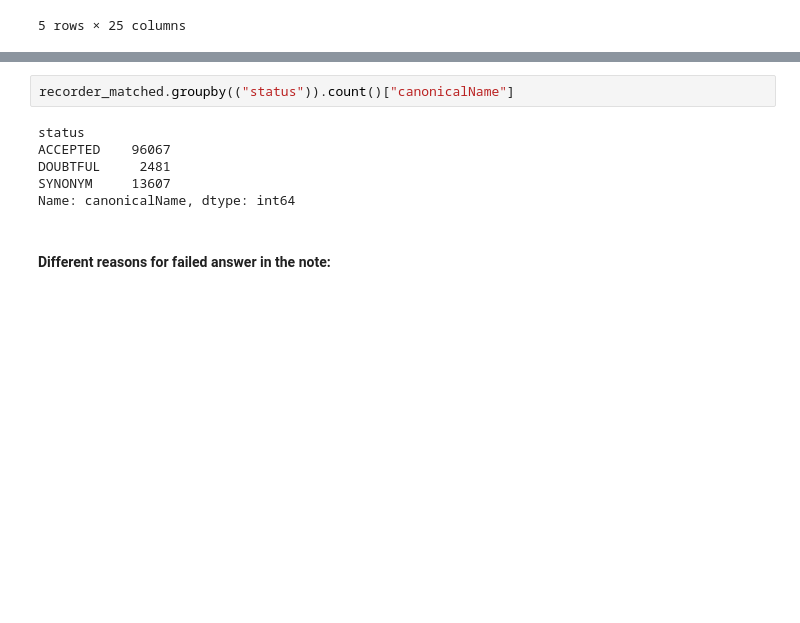
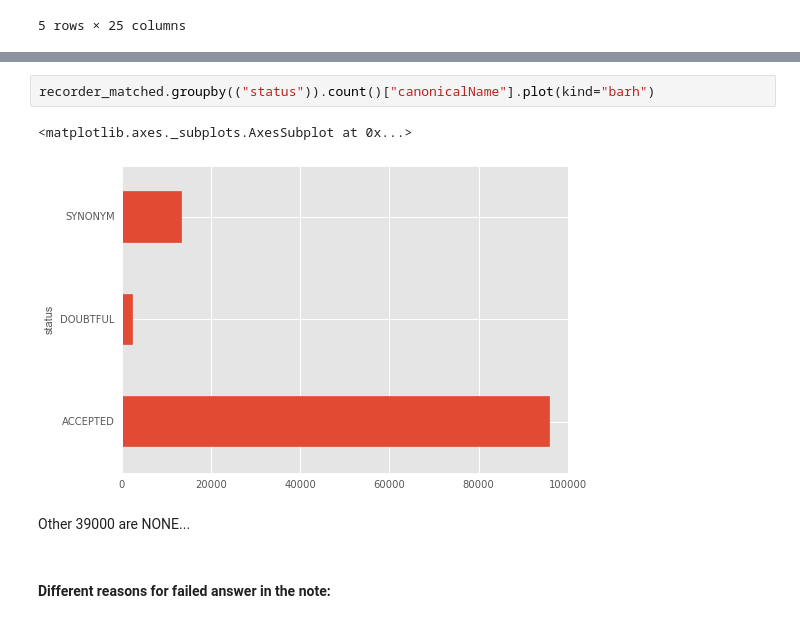
Before and after one commit to inbo/data-publication, a Jupyter notebook: datasets/name_server/src/recorder_name_matching_asyncronious.ipynb, the cells around one changed output, grey strips where cells are left out. Saved outputs shown, nothing was run; the diff lists cells and outputs as text; blank space fills up the shorter version.

```diff
--- a/datasets/recorder-names/recorder_name_matching_asyncronious.ipynb
+++ b/datasets/name_server/src/recorder_name_matching_asyncronious.ipynb
@@ -424,11 +451,10 @@ Name: canonicalName, dtype: int64
 # %%
-recorder_matched.groupby(("status")).count()["canonicalName"]
+recorder_matched.groupby(("status")).count()["canonicalName"].plot(kind="barh")
 # %% [output]
-status
-ACCEPTED    96067
-DOUBTFUL     2481
-SYNONYM     13607
-Name: canonicalName, dtype: int64
+<matplotlib.axes._subplots.AxesSubplot at 0x...>
+[figure, added]
+# %% [markdown]
+Other 39000 are NONE...
 # %% [markdown]
 #### Different reasons for failed answer in the note:
 # %% [markdown]
```
Also changed, not shown: parts of 40 cells of this notebook, 3 other files.
